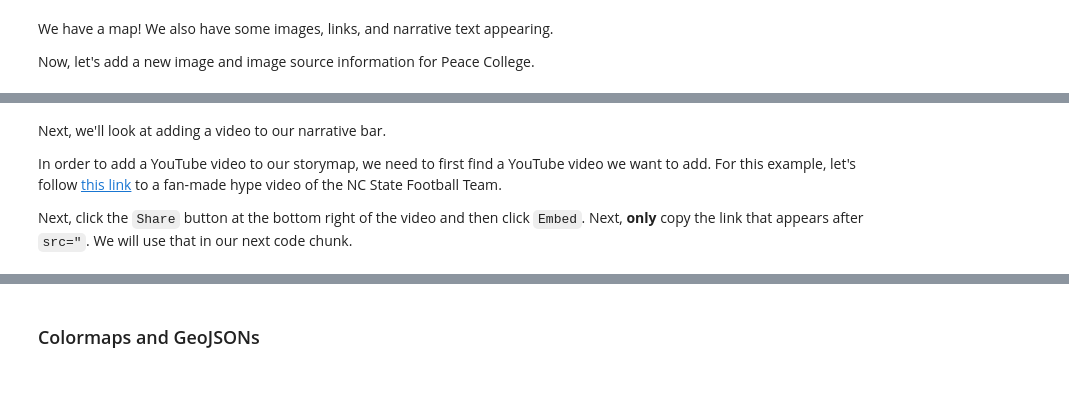
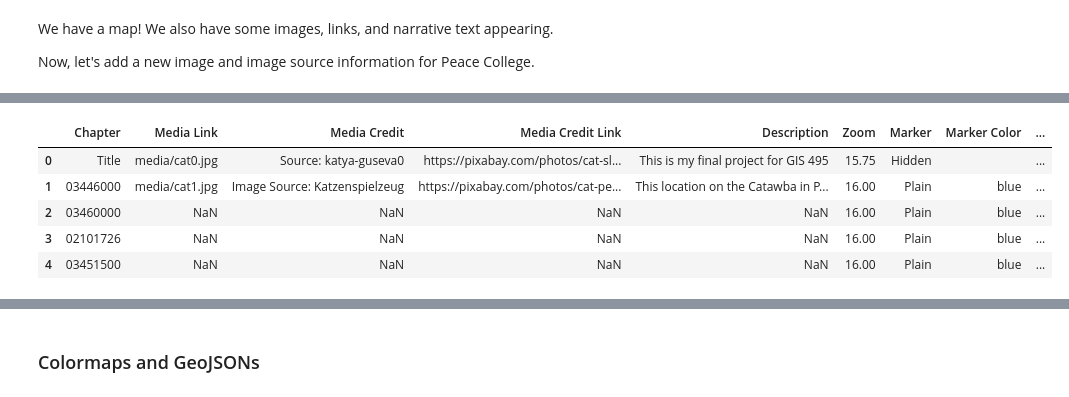
Before and after one commit to ConBonAon/GISFinal2023, a Jupyter notebook: storymap.ipynb, the cells around one changed output, grey strips where cells are left out. Cells and saved outputs as stored; diff of their text form; code cells hidden in the pictures.

```diff
--- a/storymap.ipynb
+++ b/storymap.ipynb
@@ -671,14 +671,14 @@ We have a map! We also have some images, links, and narrative text appearing.
 
 Now, let's add a new image and image source information for Peace College.
 # %%
-# Add an image for our Peace College Chapter
-chapter_df.loc[1, "Media Link"] = "media/peace.jpg"
+# Add an image for our first Chapter
+chapter_df.loc[1, "Media Link"] = "media/cat1.jpg"
 
 # add source name
-chapter_df.loc[1, "Media Credit"] = "Image Source: Niche"
+chapter_df.loc[1, "Media Credit"] = "Image Source: Katzenspielzeug"
 
 # add the source link
-chapter_df.loc[1, "Media Credit Link"] = "https://www.niche.com/colleges/william-peace-university/"
+chapter_df.loc[1, "Media Credit Link"] = "https://pixabay.com/photos/cat-pet-animal-tabby-cat-98359/"
 # %%
 # Check our work
 chapter_df.head()
@@ -685,15 +692,13 @@ chapter_df.head()
 # %%
 # Add to the Description of Peace College including when it was founded and an interesting fact about it
 
-chapter_df.loc[1, "Description"] = "William Peace University was founded in 1857. It's motto is \
-    <em>Esse quam videri</em> - \"To be, rather than to seem\"."
+chapter_df.loc[1, "Description"] = "This location on the Catawba in Pleasant Gardens, NC had a correlation coefficient of -.12 between water temperature and streamflow. It also has an elevation of 1233.81 and had an average streamflow of 368.8 in 2019. It is located in Mcdowell County"
 
 chapter_df.head()
+# %% [output]
+|  | Chapter | Media Link | Media Credit | Media Credit Link | Description | Zoom | Marker | Marker Color | ... |
+| 0 | Title | media/cat0.jpg | Source: katya-guseva0 | https://pixabay.com/photos/cat-sl... | This is my final project for GIS 495 | 15.75 | Hidden |  | ... |
+| 1 | 03446000 | media/cat1.jpg | Image Source: Katzenspielzeug | https://pixabay.com/photos/cat-pe... | This location on the Catawba in P... | 16.00 | Plain | blue | ... |
+| 2 | 03460000 | NaN | NaN | NaN | NaN | 16.00 | Plain | blue | ... |
+| 3 | 02101726 | NaN | NaN | NaN | NaN | 16.00 | Plain | blue | ... |
+| 4 | 03451500 | NaN | NaN | NaN | NaN | 16.00 | Plain | blue | ... |
-# %% [markdown]
-Next, we'll look at adding a video to our narrative bar.
-
-In order to add a YouTube video to our storymap, we need to first find a YouTube video we want to add. For this example, let's follow [this link](https://www.youtube.com/watch?v=aZQFQnbs_Ho) to a fan-made hype video of the NC State Football Team.
-
-Next, click the `Share` button at the bottom right of the video and then click `Embed`. Next, **only** copy the link that appears after `src="`. We will use that in our next code chunk.
-
-<!-- Link that should be copied: https://www.youtube.com/embed/aZQFQnbs_Ho" -->
```
Also changed, not shown: parts of 33 cells of this notebook, 2 other files.
